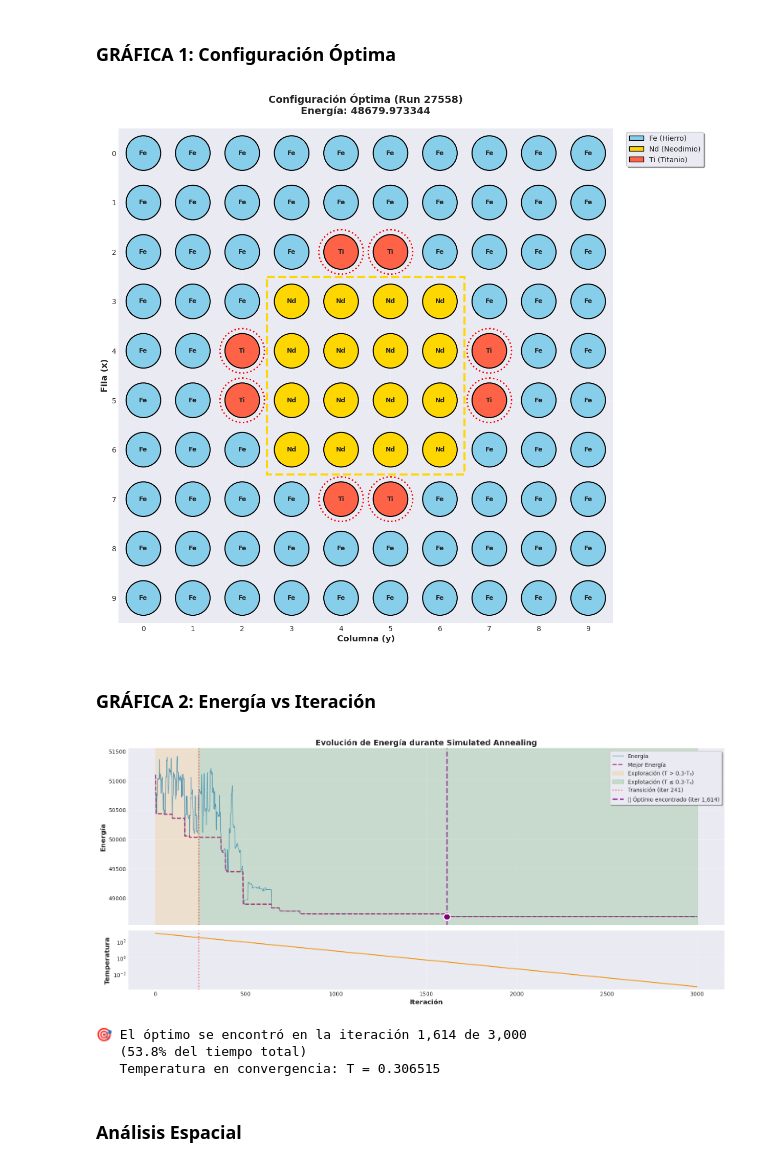
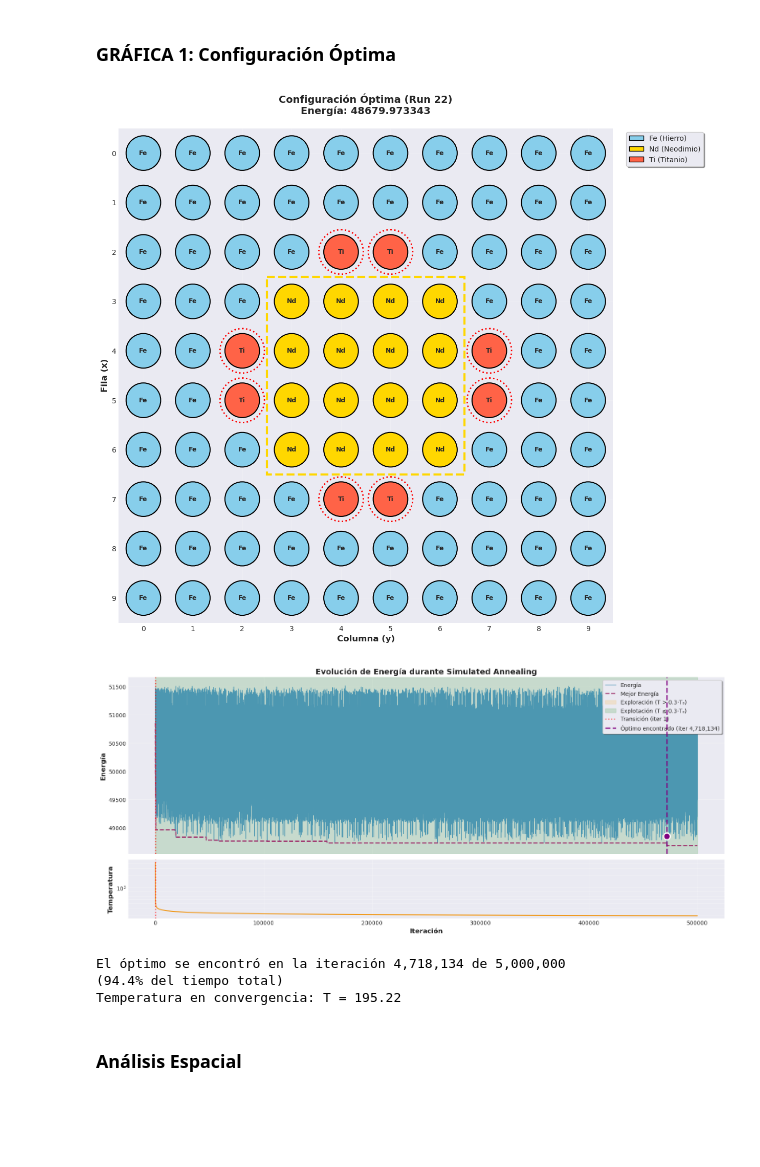
Before and after one commit to RiemannIntegrable/parcial2-cadenas-markov, a Jupyter notebook: notebooks/punto2.ipynb, the cells around one changed output. Drawn from its saved outputs; the diff is of its cells as text; code cells hidden in the pictures; blank space fills up the shorter version.

Commit message:
terminado punto 2

```diff
--- a/notebooks/punto2.ipynb
+++ b/notebooks/punto2.ipynb
@@ -67,10 +98,21 @@ Parámetros SA: T0=1000, α=0.995, iter=3,000
 # %% [markdown]
 ## 4. PUNTO 3: Análisis de Resultados
 # %%
-N_RUNS = 100000
+N_RUNS = 64
+
 print(f"Ejecutando {N_RUNS} runs en paralelo...")
+
 t_inicio = time.time()
-resultados = ejecutar_multiples_runs(N_RUNS, T0, alpha, max_iter, morse_params, n_jobs=-1, verbose=10)
+resultados = ejecutar_multiples_runs_logarithmic(
+    N_RUNS,
+    c,
+    t0,
+    max_iter,
+    morse_params,
+    n_jobs=-1,
+    verbose=10
+)
 t_total = time.time() - t_inicio
+
 print(f"\n✓ Completado en {t_total:.2f}s ({t_total/N_RUNS:.2f}s/run)")
 # %% [output]
@@ -168,55 +187,62 @@ ESTADÍSTICAS DE CONVERGENCIA (todos los 100000 runs):
 # %% [markdown]
 ### GRÁFICA 1: Configuración Óptima
 # %%
-fig = plot_grid_configuration(mejor_run['grid_best'], mejor_run['Ti_best'],
-                              energia=mejor_run['energia_final'],
-                              title=f"Configuración Óptima (Run {mejor_run['run_id']})",
-                              figsize=(12, 12))
+fig = plot_grid_configuration(
+    mejor_run['grid_best'],
+    mejor_run['Ti_best'],
+    energia=mejor_run['energia_final'],
+    title=f"Configuración Óptima (Run {mejor_run['run_id']})",
+    figsize=(12, 12)
+)
 plt.show()
 # %% [output]
-[figure, old version]
+[figure, new version]
-# %% [markdown]
-### GRÁFICA 2: Energía vs Iteración
 # %%
 # Preparar history del mejor run
+# NOTA: energy_history está submuestreado (solo cada 10 puntos) para ahorrar memoria
+iterations_array = np.arange(len(mejor_run['energy_history'])) * 10  # Reconstruir índices reales
 history_mejor = {
     'energy': mejor_run['energy_history'],
-    'temperature': T0 * (alpha ** np.arange(len(mejor_run['energy_history']))),
+    'temperature': c / np.log(iterations_array + t0),
     'accepted': np.zeros(len(mejor_run['energy_history']), dtype=bool)
 }
 
 # Crear gráfica de evolución de energía
 fig = plot_energy_evolution(history_mejor, highlight_phases=True,
                             exploration_threshold=0.3, figsize=(16, 7))
 
 # AGREGAR MARCA VISUAL DE CONVERGENCIA
 ax = fig.axes[0]  # Primer subplot (energía)
 iter_best = mejor_run['iterations_to_best']
+# Convertir a índice en el array submuestreado
+iter_best_idx = iter_best // 10
 
 # Línea vertical en el punto de convergencia
-ax.axvline(iter_best, color='purple', linestyle='--', linewidth=2.5,
-           label=f'🎯 Óptimo encontrado (iter {iter_best:,})', alpha=0.8, zorder=10)
+ax.axvline(iter_best_idx, color='purple', linestyle='--', linewidth=2.5,
+           label=f'Óptimo encontrado (iter {iter_best:,})', alpha=0.8, zorder=10)
 
-# Punto marcador en la convergencia
-energia_convergencia = mejor_run['energy_history'][iter_best]
-ax.plot(iter_best, energia_convergencia, 'o', color='purple',
-        markersize=12, markeredgecolor='white', markeredgewidth=2, zorder=11)
+# Punto marcador en la convergencia (con protección de límites)
+if iter_best_idx < len(mejor_run['energy_history']):
+    energia_convergencia = mejor_run['energy_history'][iter_best_idx]
+    ax.plot(iter_best_idx, energia_convergencia, 'o', color='purple',
+            markersize=12, markeredgecolor='white', markeredgewidth=2, zorder=11)
 
 # Actualizar leyenda
 ax.legend(loc='upper right', fontsize=10, frameon=True, shadow=True)
 
 plt.tight_layout()
 plt.show()
 
 # Información de convergencia
-print(f"\n🎯 El óptimo se encontró en la iteración {iter_best:,} de {max_iter:,}")
-print(f"   ({(iter_best/max_iter)*100:.1f}% del tiempo total)")
-print(f"   Temperatura en convergencia: T = {T0 * (alpha ** iter_best):.6f}")
+T_convergencia = c / np.log(iter_best + t0)
+print(f"\nEl óptimo se encontró en la iteración {iter_best:,} de {max_iter:,}")
+print(f"({(iter_best/max_iter)*100:.1f}% del tiempo total)")
+print(f"Temperatura en convergencia: T = {T_convergencia:.2f}")
 # %% [output]
-[figure, old version]
+[figure, new version]
-🎯 El óptimo se encontró en la iteración 1,614 de 3,000
-   (53.8% del tiempo total)
-   Temperatura en convergencia: T = 0.306515
+El óptimo se encontró en la iteración 4,718,134 de 5,000,000
+(94.4% del tiempo total)
+Temperatura en convergencia: T = 195.22
 # %% [markdown]
 ### Análisis Espacial
 # %%
```
Also changed, not shown: parts of 9 cells of this notebook, 3 other files.
